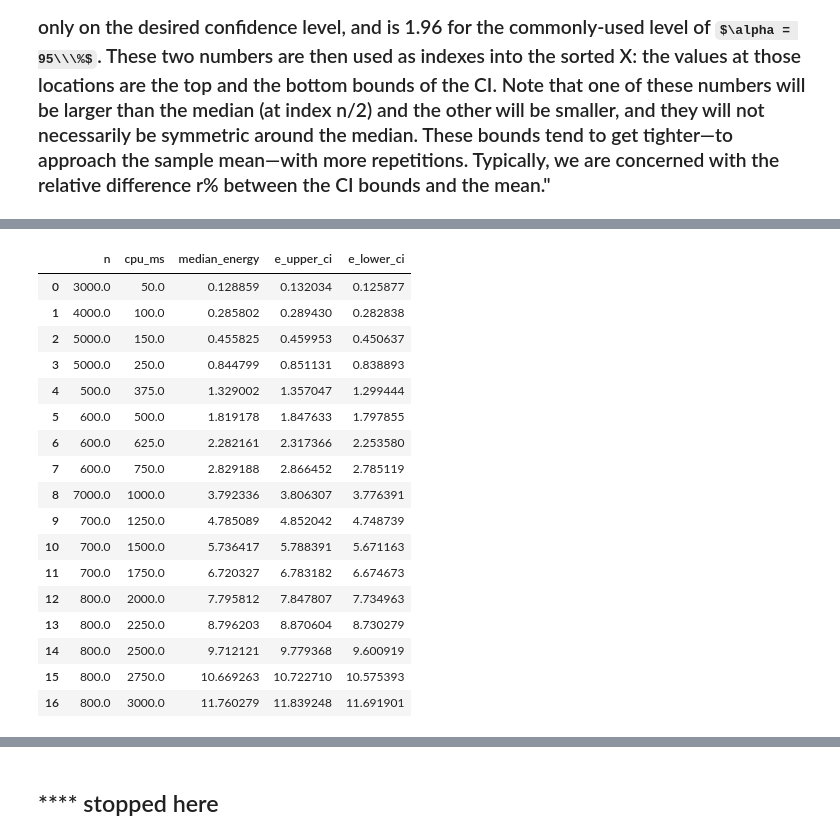
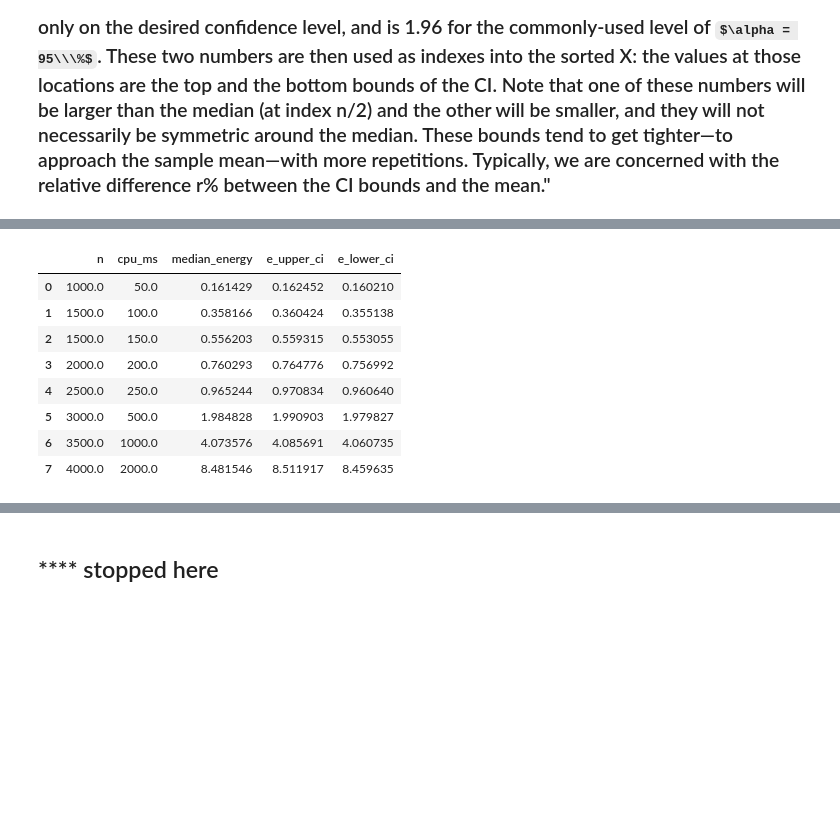
Before and after one commit to tedscott/SideProjects, a Jupyter notebook: E2EGHG/ReCalibrationTests.ipynb, the cells around one changed output, grey strips where cells are left out. Cells and saved outputs as stored; diff of their text form; code cells hidden in the pictures; some formulas as TeX source; blank space fills up the shorter version.

```diff
--- a/E2EGHG/ReCalibrationTests.ipynb
+++ b/E2EGHG/ReCalibrationTests.ipynb
@@ -45,10 +63,6 @@ df_spans_500
 # %%
 # create reduced dataset for modeling
-df = df_spans_1000.drop([ 'samples', 'zone', 'timestamp',
-        'kepler_duration_sum_ms_span', 'kepler_energy_joules_span',
-         'start_energy_joules_span',
-        'end_energy_joules_span', 'start_energy_joules_kepler',
-        'end_energy_joules_kepler', 'exper_name', 'interval_ms',
-        'sleep_ms',  'idle_scrapping_ms', 'source_csv'], axis=1)
+df = df_spans_500.drop([ 'trace_id', 'measurements_count', 'start_time_us','start_energy_joules', 'end_energy_joules',
+       'epler_duration_ms', 'kepler_energy_joules', 'exper_name'], axis=1)
 df.head(10)
 # %% [output]
@@ -66,5 +80,5 @@ df.head(10)
 # %% [markdown]
 #### filter out rows with too short active_interval_ms (< 25.0 ms are removed)
 # %%
-df = df.query('active_interval_ms >= 25.0')
-df
+# df = df.query('active_interval_ms >= 25.0')
+# df
@@ -85,7 +85,7 @@ df
 # %% [markdown]
 ### Get Median E for each cpu_ms
 # %%
-df_median_e_cpu_1000 = df[['energy_joules_span','cpu_ms']].copy()
-df_median_e_cpu_1000 = df_median_e_cpu_1000.groupby(['cpu_ms'], as_index=False).median()
-df_median_e_cpu_1000
+df_median_e_cpu = df[['energy_joules','cpu_ms']].copy()
+df_median_e_cpu = df_median_e_cpu.groupby(['cpu_ms'], as_index=False).median()
+df_median_e_cpu
 # %% [output]
@@ -112,7 +103,7 @@ df_median_e_cpu_1000
 # %%
 cpu_ms_vals = np.unique(df['cpu_ms'])
 for i in cpu_ms_vals:
-    df.loc[df['cpu_ms'] == i, 'median_energy_cpu_ms'] = df_median_e_cpu_1000[df_median_e_cpu_1000['cpu_ms'] == i].energy_joules_span.values[0]
+    df.loc[df['cpu_ms'] == i, 'median_energy_cpu_ms'] = df_median_e_cpu[df_median_e_cpu['cpu_ms'] == i].energy_joules.values[0]
 
 df.head(10)
 # %% [output]
@@ -155,40 +145,31 @@ array([  50,  100,  150,  250,  375,  500,  625,  750, 1000, 1250, 1500,
 # %%
 # set params for conf intervals calculation
 # here using the Z-score for 95% confidence
 
 z = 1.96
 
 
 temp_df = pd.DataFrame(columns=['n','cpu_ms','median_energy','e_upper_ci','e_lower_ci'])
 
 for span_ms in span_lengths:
     the_n = df_test.query('(cpu_ms == @span_ms)').shape[0]
     lower_ci_idx = int(np.floor((the_n - z*np.sqrt(the_n))/2))
     upper_ci_idx = int(np.ceil(1 + ((the_n + z*np.sqrt(the_n))/2)))
-    acc_eng = df_test.query('(cpu_ms == @span_ms)')['energy_joules_span']
+    acc_eng = df_test.query('(cpu_ms == @span_ms)')['energy_joules']
     acc_eng_sorted = np.sort(acc_eng)
     acc_eng_upper_ci = acc_eng_sorted[upper_ci_idx]
     acc_eng_lower_ci = acc_eng_sorted[lower_ci_idx]
     temp_df.loc[len(temp_df.index)] = [the_n, span_ms, acc_eng.median(), acc_eng_upper_ci, acc_eng_lower_ci]
         #print(the_n,span_ms,ratio,acc_eng_upper_ci,acc_eng_lower_ci)
 
 temp_df
 # %% [output]
 |  | n | cpu_ms | median_energy | e_upper_ci | e_lower_ci |
-| 0 | 3000.0 | 50.0 | 0.128859 | 0.132034 | 0.125877 |
-| 1 | 4000.0 | 100.0 | 0.285802 | 0.289430 | 0.282838 |
-| 2 | 5000.0 | 150.0 | 0.455825 | 0.459953 | 0.450637 |
-| 3 | 5000.0 | 250.0 | 0.844799 | 0.851131 | 0.838893 |
-| 4 | 500.0 | 375.0 | 1.329002 | 1.357047 | 1.299444 |
-| 5 | 600.0 | 500.0 | 1.819178 | 1.847633 | 1.797855 |
-| 6 | 600.0 | 625.0 | 2.282161 | 2.317366 | 2.253580 |
-| 7 | 600.0 | 750.0 | 2.829188 | 2.866452 | 2.785119 |
-| 8 | 7000.0 | 1000.0 | 3.792336 | 3.806307 | 3.776391 |
-| 9 | 700.0 | 1250.0 | 4.785089 | 4.852042 | 4.748739 |
-| 10 | 700.0 | 1500.0 | 5.736417 | 5.788391 | 5.671163 |
-| 11 | 700.0 | 1750.0 | 6.720327 | 6.783182 | 6.674673 |
-| 12 | 800.0 | 2000.0 | 7.795812 | 7.847807 | 7.734963 |
-| 13 | 800.0 | 2250.0 | 8.796203 | 8.870604 | 8.730279 |
-| 14 | 800.0 | 2500.0 | 9.712121 | 9.779368 | 9.600919 |
-| 15 | 800.0 | 2750.0 | 10.669263 | 10.722710 | 10.575393 |
-| 16 | 800.0 | 3000.0 | 11.760279 | 11.839248 | 11.691901 |
+| 0 | 1000.0 | 50.0 | 0.161429 | 0.162452 | 0.160210 |
+| 1 | 1500.0 | 100.0 | 0.358166 | 0.360424 | 0.355138 |
+| 2 | 1500.0 | 150.0 | 0.556203 | 0.559315 | 0.553055 |
+| 3 | 2000.0 | 200.0 | 0.760293 | 0.764776 | 0.756992 |
+| 4 | 2500.0 | 250.0 | 0.965244 | 0.970834 | 0.960640 |
+| 5 | 3000.0 | 500.0 | 1.984828 | 1.990903 | 1.979827 |
+| 6 | 3500.0 | 1000.0 | 4.073576 | 4.085691 | 4.060735 |
+| 7 | 4000.0 | 2000.0 | 8.481546 | 8.511917 | 8.459635 |
```
Also changed, not shown: parts of 11 cells of this notebook, 2 other files.
